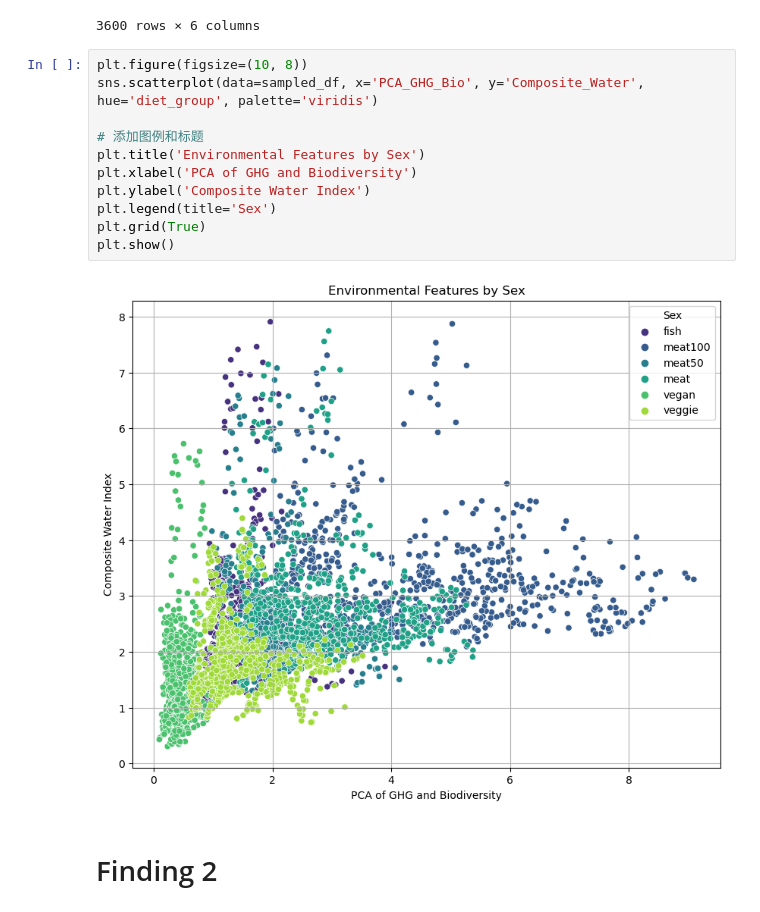
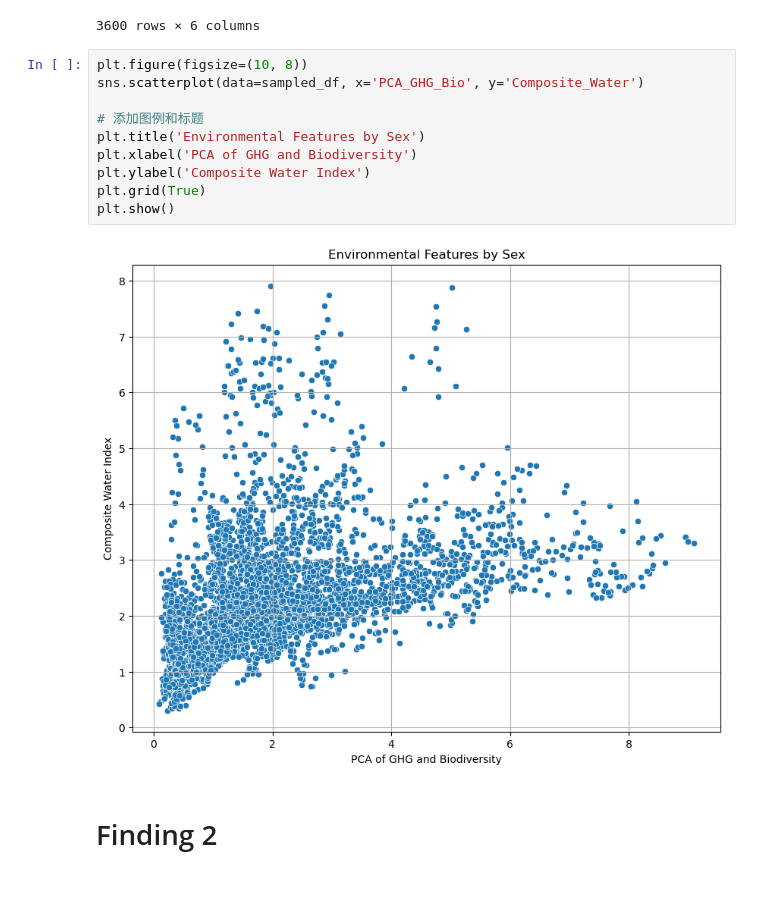
Before and after one commit to yufeng-yang/Data-visualization, a Jupyter notebook: RM2_Final.ipynb, the cells around one changed output. Saved outputs shown, nothing was run; the diff lists cells and outputs as text.

```diff
--- a/RM2_Final.ipynb
+++ b/RM2_Final.ipynb
@@ -416,17 +416,16 @@ sampled_df
 3600 rows × 6 columns
 # %%
 plt.figure(figsize=(10, 8))
-sns.scatterplot(data=sampled_df, x='PCA_GHG_Bio', y='Composite_Water', hue='diet_group', palette='viridis')
+sns.scatterplot(data=sampled_df, x='PCA_GHG_Bio', y='Composite_Water')
 
 # 添加图例和标题
 plt.title('Environmental Features by Sex')
 plt.xlabel('PCA of GHG and Biodiversity')
 plt.ylabel('Composite Water Index')
-plt.legend(title='Sex')
 plt.grid(True)
 plt.show()
 # %% [output]
-[figure, old version]
+[figure, new version]
 # %% [markdown]
 # Finding 2
 # %%
```
Also changed, not shown: parts of 32 cells of this notebook, 14 other files.
